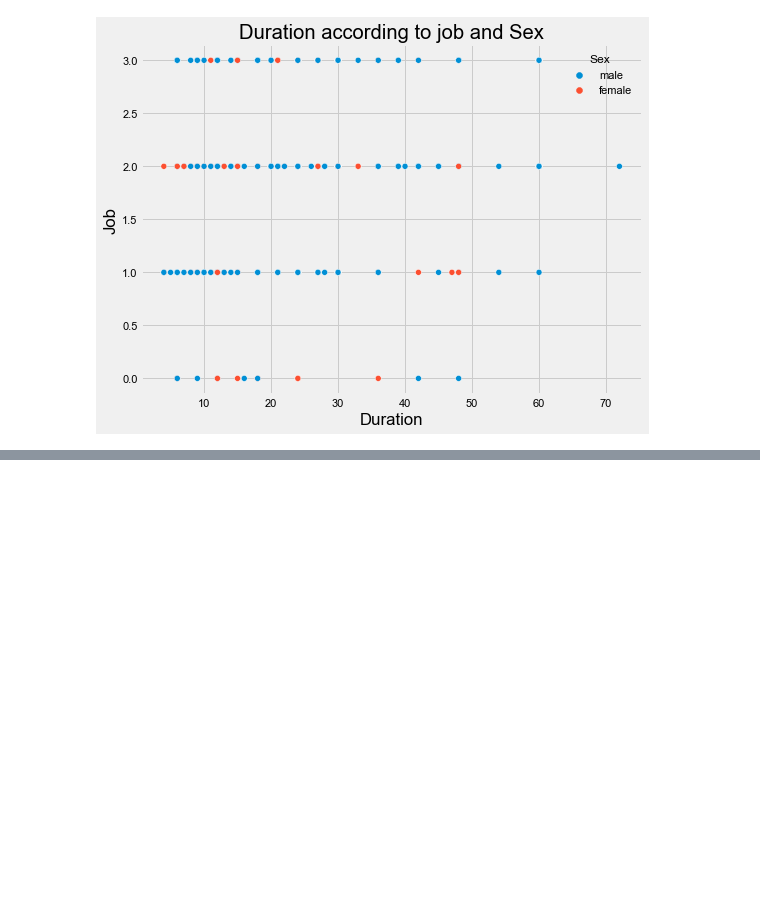
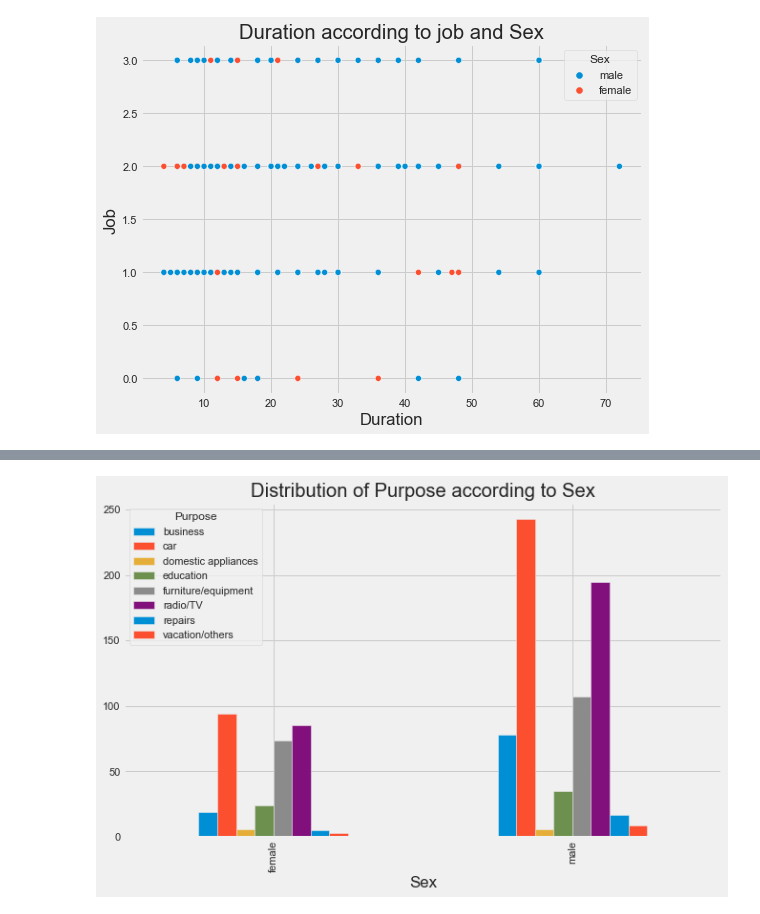
Before and after one commit to Sannan-Uzair/credit-risk-evaluation, a Jupyter notebook: risk evaluation.ipynb, the cells around one changed output, grey strips where cells are left out. Cells and saved outputs as stored; diff of their text form; code cells hidden in the pictures; blank space fills up the shorter version.

```diff
--- a/risk evaluation.ipynb
+++ b/risk evaluation.ipynb
@@ -242,0 +221,6 @@ plt.show()
+# %%
+pd.crosstab(df.Sex, df.Purpose).plot(kind = 'bar', figsize=(10,6))
+plt.title('Distribution of Purpose according to Sex')
+plt.show()
+# %% [output]
+[figure, added]
```
Also changed, not shown: parts of 42 cells of this notebook.
